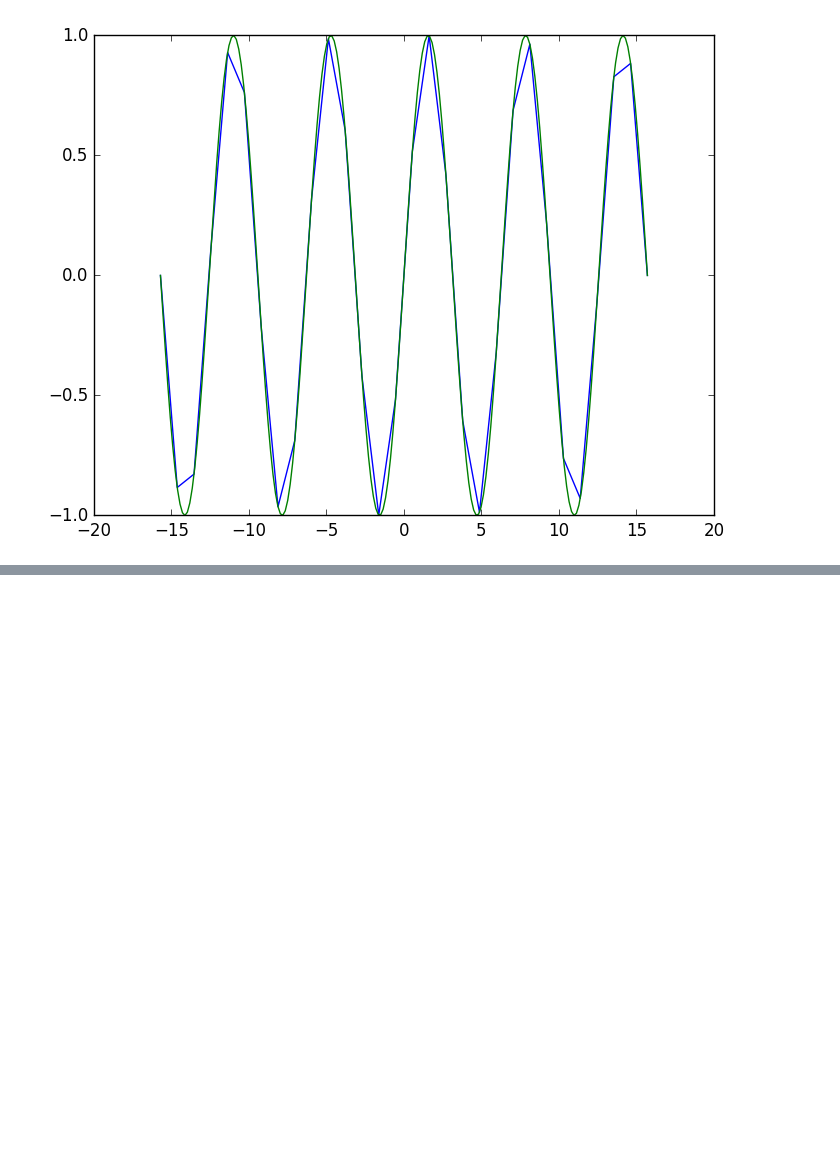
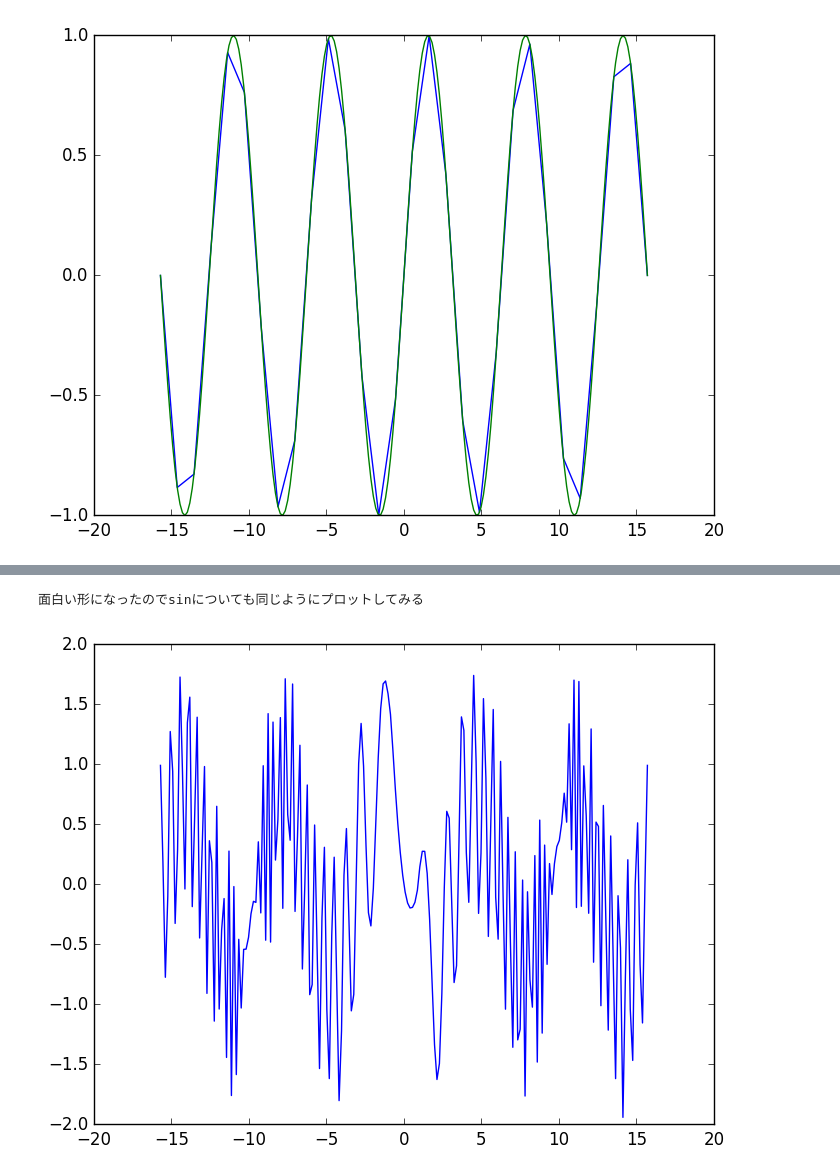
Before and after one commit to nswa17/MyInterpolations.jl, a Jupyter notebook: interpolation.ipynb, the cells around one changed output, grey strips where cells are left out. Saved outputs shown, nothing was run; the diff lists cells and outputs as text; code cells hidden in the pictures; blank space fills up the shorter version.

```diff
--- a/interpolation.ipynb
+++ b/interpolation.ipynb
@@ -44,0 +78,14 @@ legend()
+# %%
+println("面白い形になったのでsinについても同じようにプロットしてみる")
+
+cgrid = linspace(-5pi, 5pi, 20)
+cvals = sin(cgrid)
+sin2 = MyLinInterp.LinearInterpolation(cgrid, cvals)
+
+fgrid = linspace(-5pi, 5pi, 200)
+plot(fgrid, sin(fgrid .^2)-sin2(fgrid))
+
+legend()
+# %% [output]
+面白い形になったのでsinについても同じようにプロットしてみる
+[figure, added]
```
Also changed, not shown: parts of 6 cells of this notebook.
